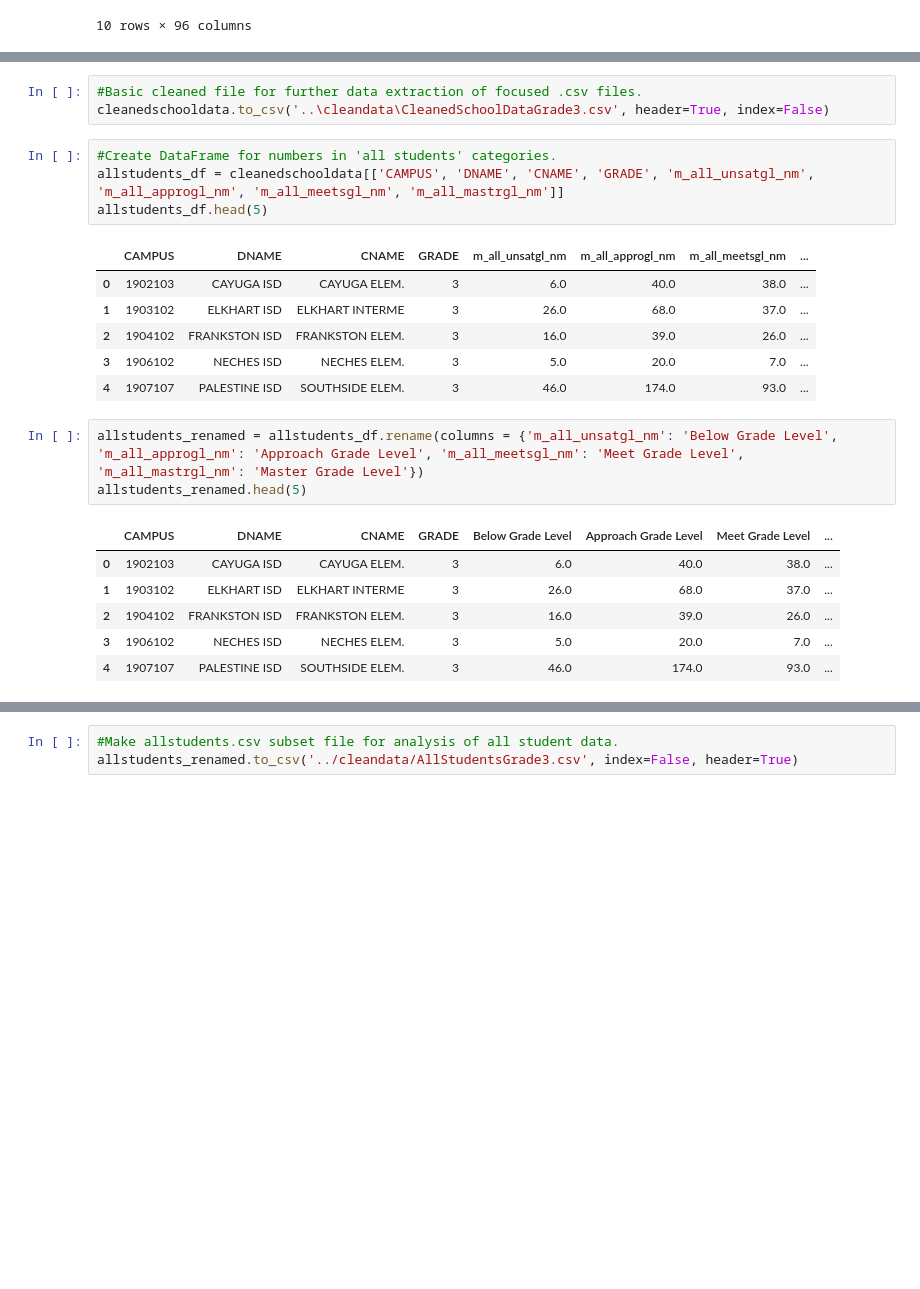
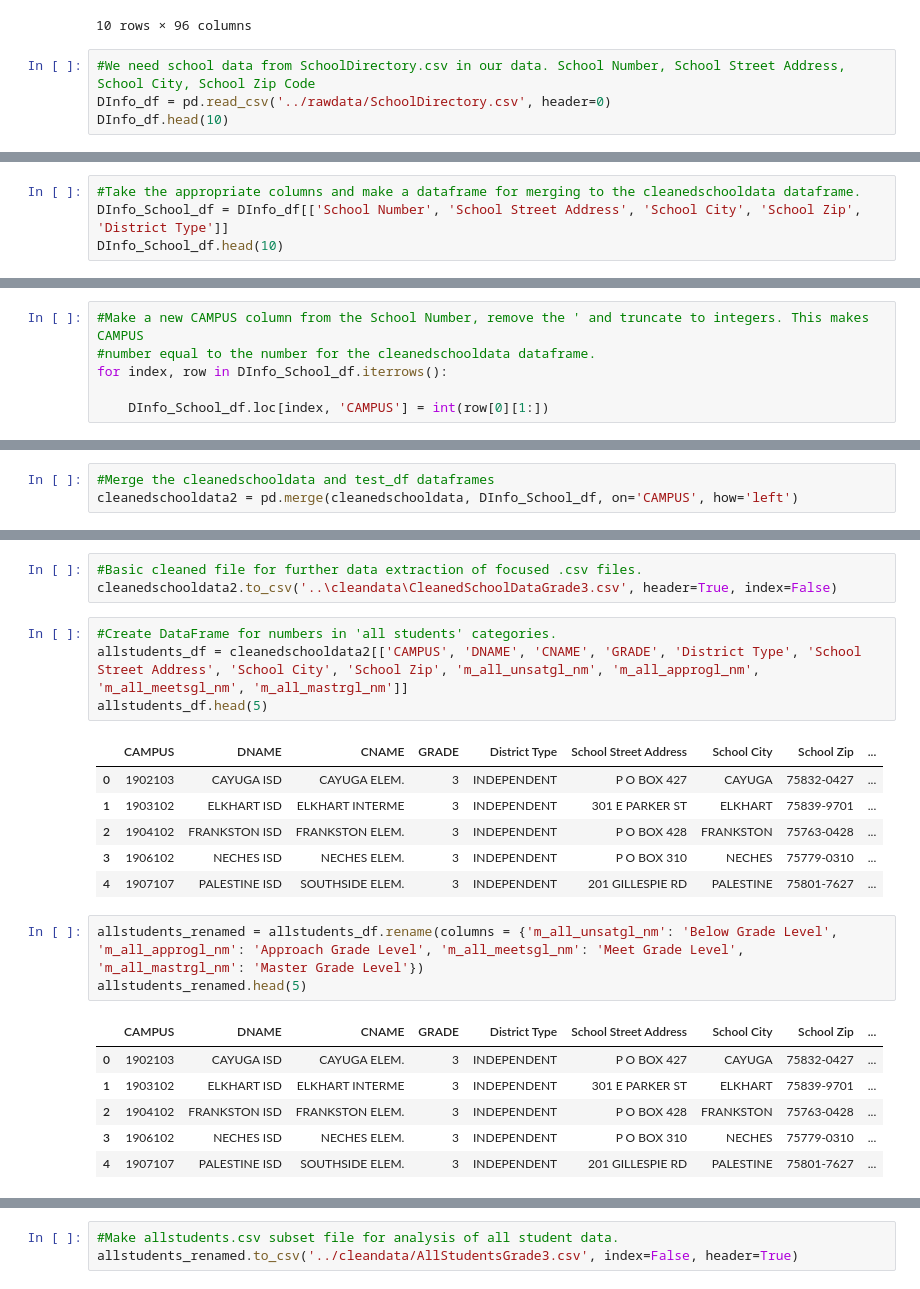
Before and after one commit to jteickholt/Team10Project1_Repo, a Jupyter notebook: notebooks/SchoolData_Focused_Grade3.ipynb, the cells around one changed output, grey strips where cells are left out. Drawn from its saved outputs; the diff is of its cells as text; blank space fills up the shorter version.

Commit message:
Updated allstudent, demographics, econ disadvantaged, and cleaned data .csv files with updated school information in the files.

```diff
--- a/notebooks/SchoolData_Focused_Grade3.ipynb
+++ b/notebooks/SchoolData_Focused_Grade3.ipynb
@@ -75,3 +75,7 @@ cleanedschooldata.head(10)
 | 8 | 3801103 | PINEYWOODS COMM | SARAH STRINDEN | 3 | 15.0 | 7.0 | 8.0 | ... |
 | 9 | 3902102 | HUDSON ISD | W.H. BONNER ELE | 3 | 27.0 | 16.0 | 11.0 | ... |
 10 rows × 96 columns
+# %%
+#We need school data from SchoolDirectory.csv in our data. School Number, School Street Address, School City, School Zip Code
+DInfo_df = pd.read_csv('../rawdata/SchoolDirectory.csv', header=0)
+DInfo_df.head(10)
@@ -77,0 +95,4 @@ cleanedschooldata.head(10)
+# %%
+#Take the appropriate columns and make a dataframe for merging to the cleanedschooldata dataframe.
+DInfo_School_df = DInfo_df[['School Number', 'School Street Address', 'School City', 'School Zip', 'District Type']]
+DInfo_School_df.head(10)
@@ -77,0 +111,6 @@ cleanedschooldata.head(10)
+# %%
+#Make a new CAMPUS column from the School Number, remove the ' and truncate to integers. This makes CAMPUS
+#number equal to the number for the cleanedschooldata dataframe.
+for index, row in DInfo_School_df.iterrows():
+
+    DInfo_School_df.loc[index, 'CAMPUS'] = int(row[0][1:])
@@ -77,0 +148,3 @@ cleanedschooldata.head(10)
+# %%
+#Merge the cleanedschooldata and test_df dataframes
+cleanedschooldata2 = pd.merge(cleanedschooldata, DInfo_School_df, on='CAMPUS', how='left')
@@ -78,27 +186,27 @@ cleanedschooldata.head(10)
 # %%
 #Basic cleaned file for further data extraction of focused .csv files.
-cleanedschooldata.to_csv('..\cleandata\CleanedSchoolDataGrade3.csv', header=True, index=False)
+cleanedschooldata2.to_csv('..\cleandata\CleanedSchoolDataGrade3.csv', header=True, index=False)
 # %%
 #Create DataFrame for numbers in 'all students' categories.
-allstudents_df = cleanedschooldata[['CAMPUS', 'DNAME', 'CNAME', 'GRADE', 'm_all_unsatgl_nm', 'm_all_approgl_nm', 'm_all_meetsgl_nm', 'm_all_mastrgl_nm']]
+allstudents_df = cleanedschooldata2[['CAMPUS', 'DNAME', 'CNAME', 'GRADE', 'District Type', 'School Street Address', 'School City', 'School Zip', 'm_all_unsatgl_nm', 'm_all_approgl_nm', 'm_all_meetsgl_nm', 'm_all_mastrgl_nm']]
 allstudents_df.head(5)
 # %% [output]
-|  | CAMPUS | DNAME | CNAME | GRADE | m_all_unsatgl_nm | m_all_approgl_nm | m_all_meetsgl_nm | ... |
-| 0 | 1902103 | CAYUGA ISD | CAYUGA ELEM. | 3 | 6.0 | 40.0 | 38.0 | ... |
-| 1 | 1903102 | ELKHART ISD | ELKHART INTERME | 3 | 26.0 | 68.0 | 37.0 | ... |
-| 2 | 1904102 | FRANKSTON ISD | FRANKSTON ELEM. | 3 | 16.0 | 39.0 | 26.0 | ... |
-| 3 | 1906102 | NECHES ISD | NECHES ELEM. | 3 | 5.0 | 20.0 | 7.0 | ... |
-| 4 | 1907107 | PALESTINE ISD | SOUTHSIDE ELEM. | 3 | 46.0 | 174.0 | 93.0 | ... |
+|  | CAMPUS | DNAME | CNAME | GRADE | District Type | School Street Address | School City | School Zip | ... |
+| 0 | 1902103 | CAYUGA ISD | CAYUGA ELEM. | 3 | INDEPENDENT | P O BOX 427 | CAYUGA | 75832-0427 | ... |
+| 1 | 1903102 | ELKHART ISD | ELKHART INTERME | 3 | INDEPENDENT | 301 E PARKER ST | ELKHART | 75839-9701 | ... |
+| 2 | 1904102 | FRANKSTON ISD | FRANKSTON ELEM. | 3 | INDEPENDENT | P O BOX 428 | FRANKSTON | 75763-0428 | ... |
+| 3 | 1906102 | NECHES ISD | NECHES ELEM. | 3 | INDEPENDENT | P O BOX 310 | NECHES | 75779-0310 | ... |
+| 4 | 1907107 | PALESTINE ISD | SOUTHSIDE ELEM. | 3 | INDEPENDENT | 201 GILLESPIE RD | PALESTINE | 75801-7627 | ... |
 # %%
 allstudents_renamed = allstudents_df.rename(columns = {'m_all_unsatgl_nm': 'Below Grade Level', 'm_all_approgl_nm': 'Approach Grade Level', 'm_all_meetsgl_nm': 'Meet Grade Level', 'm_all_mastrgl_nm': 'Master Grade Level'})
 allstudents_renamed.head(5)
 # %% [output]
-|  | CAMPUS | DNAME | CNAME | GRADE | Below Grade Level | Approach Grade Level | Meet Grade Level | ... |
-| 0 | 1902103 | CAYUGA ISD | CAYUGA ELEM. | 3 | 6.0 | 40.0 | 38.0 | ... |
-| 1 | 1903102 | ELKHART ISD | ELKHART INTERME | 3 | 26.0 | 68.0 | 37.0 | ... |
-| 2 | 1904102 | FRANKSTON ISD | FRANKSTON ELEM. | 3 | 16.0 | 39.0 | 26.0 | ... |
-| 3 | 1906102 | NECHES ISD | NECHES ELEM. | 3 | 5.0 | 20.0 | 7.0 | ... |
-| 4 | 1907107 | PALESTINE ISD | SOUTHSIDE ELEM. | 3 | 46.0 | 174.0 | 93.0 | ... |
+|  | CAMPUS | DNAME | CNAME | GRADE | District Type | School Street Address | School City | School Zip | ... |
+| 0 | 1902103 | CAYUGA ISD | CAYUGA ELEM. | 3 | INDEPENDENT | P O BOX 427 | CAYUGA | 75832-0427 | ... |
+| 1 | 1903102 | ELKHART ISD | ELKHART INTERME | 3 | INDEPENDENT | 301 E PARKER ST | ELKHART | 75839-9701 | ... |
+| 2 | 1904102 | FRANKSTON ISD | FRANKSTON ELEM. | 3 | INDEPENDENT | P O BOX 428 | FRANKSTON | 75763-0428 | ... |
+| 3 | 1906102 | NECHES ISD | NECHES ELEM. | 3 | INDEPENDENT | P O BOX 310 | NECHES | 75779-0310 | ... |
+| 4 | 1907107 | PALESTINE ISD | SOUTHSIDE ELEM. | 3 | INDEPENDENT | 201 GILLESPIE RD | PALESTINE | 75801-7627 | ... |
 # %%
 allstudents_renamed.count()
 #Most columns have enough data to make statistical analysis feasible.
```
Also changed, not shown: parts of 18 cells of this notebook, 14 other files.
